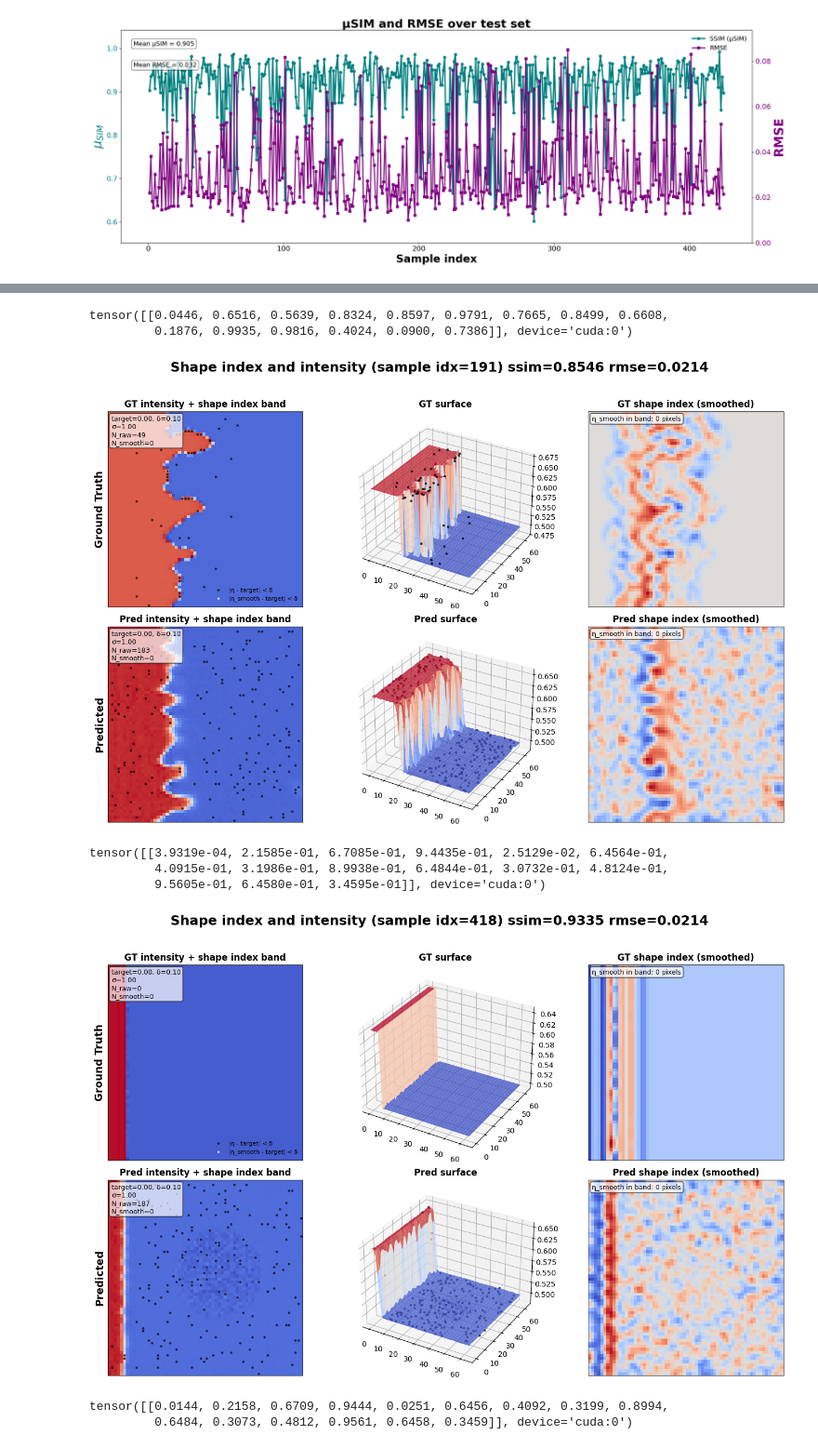
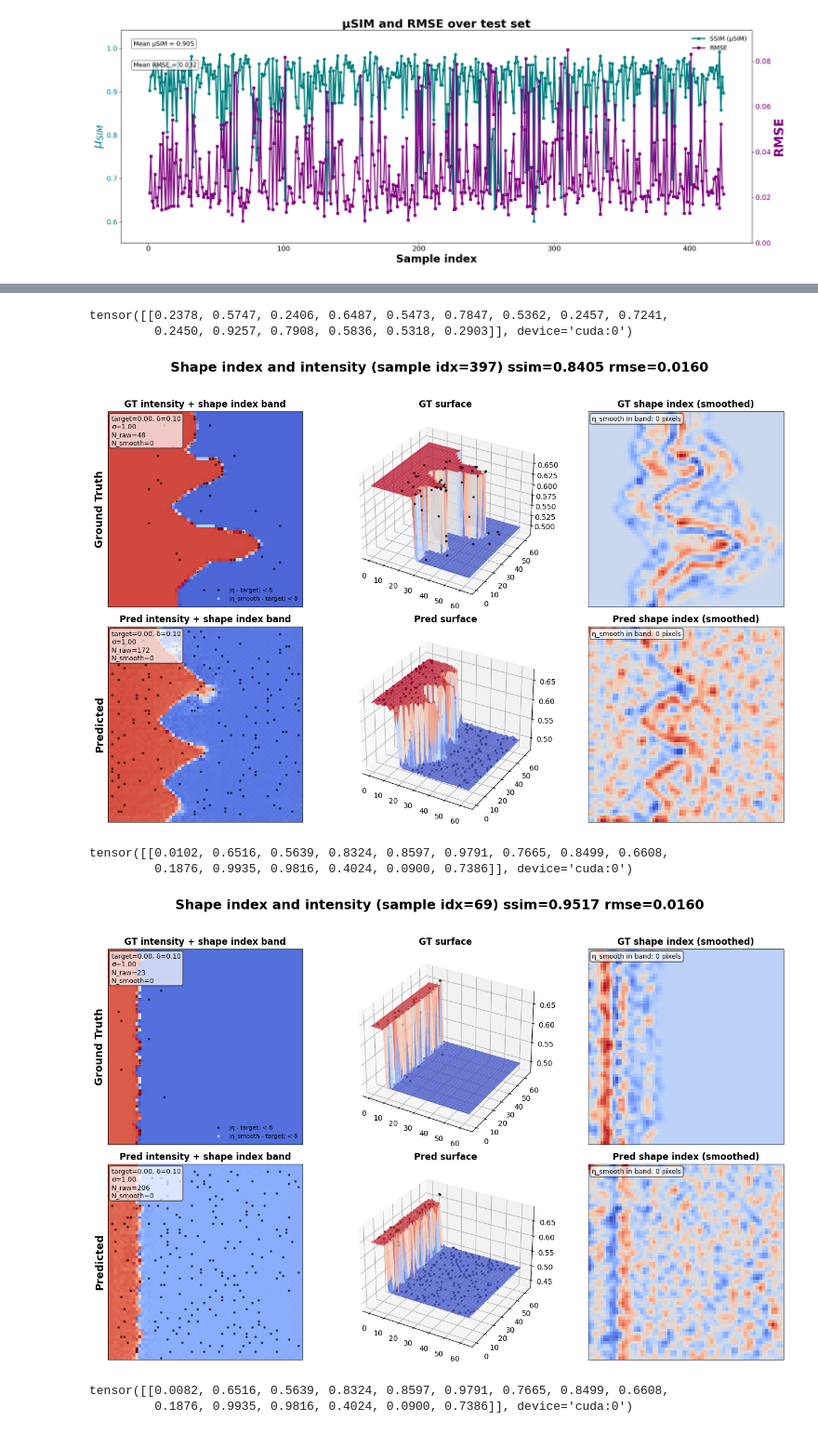
Before and after one commit to anilkunwar/dendrites_pfm_vae, a Jupyter notebook: generative_ai/step4_quantification_full.ipynb, the cells around one changed output, grey strips where cells are left out. Shown at 93% size. Drawn from its saved outputs; the diff is of its cells as text; code cells hidden in the pictures.

```diff
--- a/generative_ai/step4_quantification_full.ipynb
+++ b/generative_ai/step4_quantification_full.ipynb
@@ -74,8 +74,8 @@ test_dataloader = DataLoader(
 )
 
 vae = torch.load(os.path.join(
-    r"//home/xtanghao/THPycharm/dendrites_pfm_vae/tmp/old_results_exp13/V6_latent_size32_noise0.8_beta_start0.01_beta_end1.0_phy0.01_ncomp15_scale_weight1.5_20251204_144056/ckpt/CVAE.ckpt",
-    # "ckpt", "best.pt"
+    "results/V10_ADV_lat=32_beta=0.1_warm=0.3_ctr=0.5_smooth=2.0_adv=1.0_d=0.0001_g=0.0001_time=20260117_115614",
+    "ckpt", "best.pt"
 ), weights_only=False).to(device)
 vae.eval()
 # %% [output]
@@ -91,8 +107,8 @@ with torch.no_grad():
     for i, (x, y, did, xo) in enumerate(test_dataloader):
         x = x.to(device)
         y = y.to(device)
-        recon_x = vae.inference(y)
-        # recon_x = vae(x, y)[0]
+        # recon_x = vae.inference(y)
+        recon_x = vae(x)[0]
         x_np = x.detach().cpu().numpy()[0]
         r_np = recon_x.detach().cpu().numpy()[0]
 
@@ -238,8 +255,8 @@ for s_i, idx in enumerate(indices_vis):
 
     print(y_s)
     with torch.no_grad():
-        recon_x = vae.inference(y)
-        # recon_x = vae(x_s, y)[0]
+        # recon_x = vae.inference(y)
+        recon_x = vae(x_s)[0]
 
     gt_img = x_s[0, 0].detach().cpu().numpy()
     pd_img = recon_x[0, 0].detach().cpu().numpy()
@@ -313,39 +330,38 @@ for s_i, idx in enumerate(indices_vis):
     ax4 = fig.add_subplot(2, 3, 4)
     ax4.imshow(pd_img, cmap='coolwarm')
     ax4.scatter(px_pd, py_pd, color='black', **scatter_kw)
     ax4.scatter(px_pd_s, py_pd_s, color='white', **scatter_kw)
     ax4.set_title("Pred intensity + shape index band", fontsize=12, weight='bold')
     ax4.set_ylabel("Predicted", fontsize=14, weight='bold')
     ax4.set_xticks([]); ax4.set_yticks([])
 
     annotate_box(ax4,
                  f"target={target:.2f}, δ={delta:.2f}\nσ={sigma:.2f}\nN_raw={mask_pd.sum()}\nN_smooth={mask_pd_s.sum()}",
                  loc=(0.02, 0.98), fontsize=9)
 
     ax5 = fig.add_subplot(2, 3, 5, projection='3d')
     Xp, Yp = np.meshgrid(np.arange(pd_img.shape[1]), np.arange(pd_img.shape[0]))
     ax5.plot_surface(Xp, Yp, pd_img, cmap='coolwarm', alpha=0.8, linewidth=0)
     ax5.scatter(px_pd, py_pd, pz_pd, color='black', s=5, alpha=0.7)
     ax5.scatter(px_pd_s, py_pd_s, pz_pd_s, color='white', s=5, alpha=0.7)
     ax5.set_title("Pred surface", fontsize=12, weight='bold')
 
     ax6 = fig.add_subplot(2, 3, 6)
     ax6.imshow(s_pd_smooth, cmap='coolwarm')
     ax6.set_title("Pred shape index (smoothed)", fontsize=12, weight='bold')
     ax6.set_xticks([]); ax6.set_yticks([])
     annotate_box(ax6,
                  f"η_smooth in band: {mask_pd_s.sum()} pixels",
                  loc=(0.02, 0.98), fontsize=9)
 
     plt.tight_layout(rect=[0, 0, 1, 0.96])
     plt.show()
 # %% [output]
-tensor([[0.0446, 0.6516, 0.5639, 0.8324, 0.8597, 0.9791, 0.7665, 0.8499, 0.6608,
-         0.1876, 0.9935, 0.9816, 0.4024, 0.0900, 0.7386]], device='cuda:0')
+tensor([[0.2378, 0.5747, 0.2406, 0.6487, 0.5473, 0.7847, 0.5362, 0.2457, 0.7241,
+         0.2450, 0.9257, 0.7908, 0.5836, 0.5318, 0.2903]], device='cuda:0')
-[figure, old version]
+[figure, new version]
-tensor([[3.9319e-04, 2.1585e-01, 6.7085e-01, 9.4435e-01, 2.5129e-02, 6.4564e-01,
-         4.0915e-01, 3.1986e-01, 8.9938e-01, 6.4844e-01, 3.0732e-01, 4.8124e-01,
-         9.5605e-01, 6.4580e-01, 3.4595e-01]], device='cuda:0')
+tensor([[0.0102, 0.6516, 0.5639, 0.8324, 0.8597, 0.9791, 0.7665, 0.8499, 0.6608,
+         0.1876, 0.9935, 0.9816, 0.4024, 0.0900, 0.7386]], device='cuda:0')
-[figure, old version]
+[figure, new version]
-tensor([[0.0144, 0.2158, 0.6709, 0.9444, 0.0251, 0.6456, 0.4092, 0.3199, 0.8994,
-         0.6484, 0.3073, 0.4812, 0.9561, 0.6458, 0.3459]], device='cuda:0')
+tensor([[0.0082, 0.6516, 0.5639, 0.8324, 0.8597, 0.9791, 0.7665, 0.8499, 0.6608,
+         0.1876, 0.9935, 0.9816, 0.4024, 0.0900, 0.7386]], device='cuda:0')
```
Also changed, not shown: parts of 7 cells of this notebook, 10 other files.
